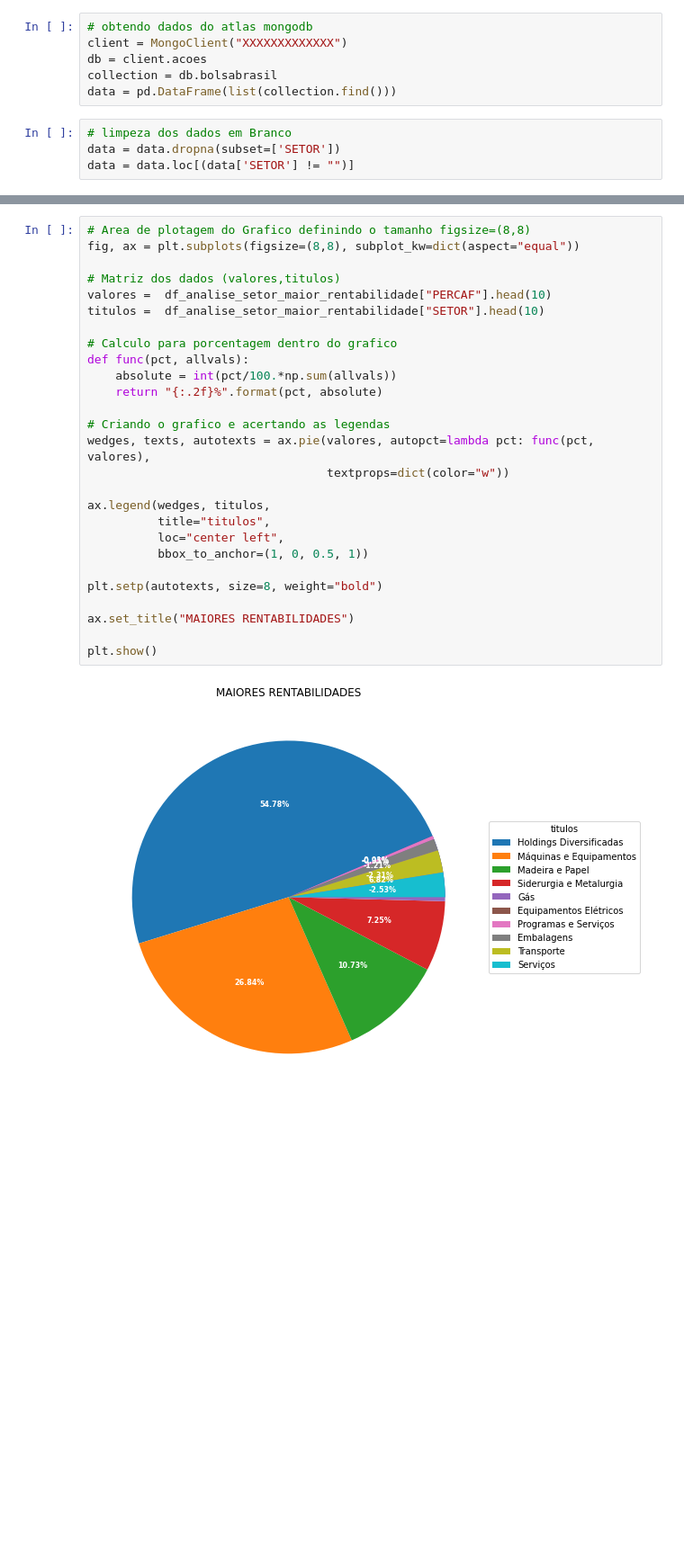
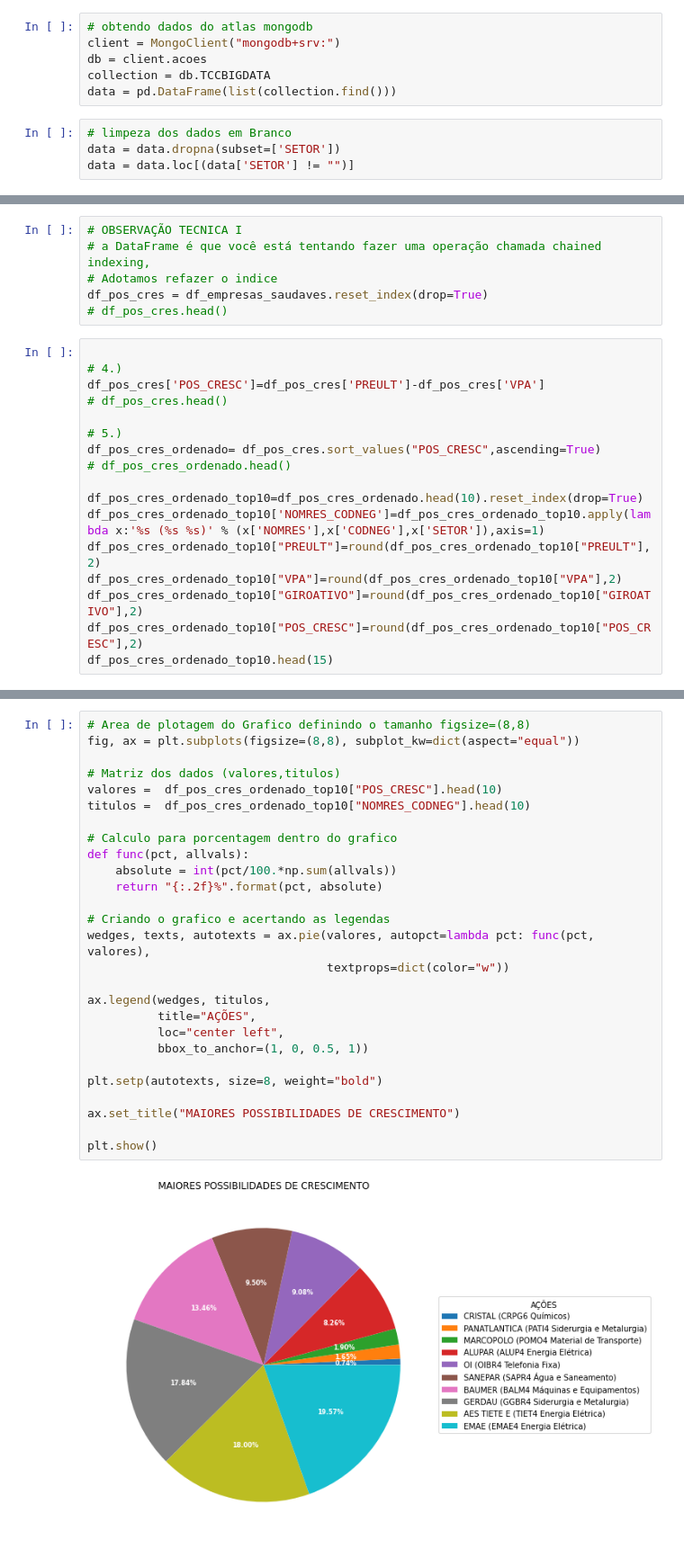
Before and after one commit to rosembergennes/python, a Jupyter notebook: POSITION.ipynb, the cells around one changed output, grey strips where cells are left out. Shown at 90% size. Drawn from its saved outputs; the diff is of its cells as text; blank space fills up the shorter version.

```diff
--- a/POSITION.ipynb
+++ b/POSITION.ipynb
@@ -55,9 +53,9 @@ Successfully installed dnspython-2.0.0
 ## OBTENDO DADOS DO ATLAS MONGODB
 # %%
 # obtendo dados do atlas mongodb
-client = MongoClient("XXXXXXXXXXXXX")
+client = MongoClient("mongodb+srv:")
 db = client.acoes
-collection = db.bolsabrasil
+collection = db.TCCBIGDATA
 data = pd.DataFrame(list(collection.find()))
 # %%
 # limpeza dos dados em Branco
@@ -160,0 +124,23 @@ df_analise_setor_maior_rentabilidade.head(7)
+# %%
+# OBSERVAÇÃO TECNICA I
+# a DataFrame é que você está tentando fazer uma operação chamada chained indexing,
+# Adotamos refazer o indice
+df_pos_cres = df_empresas_saudaves.reset_index(drop=True)
+# df_pos_cres.head()
+# %%
+
+# 4.)
+df_pos_cres['POS_CRESC']=df_pos_cres['PREULT']-df_pos_cres['VPA']
+# df_pos_cres.head()
+
+# 5.)
+df_pos_cres_ordenado= df_pos_cres.sort_values("POS_CRESC",ascending=True)
+# df_pos_cres_ordenado.head()
+
+df_pos_cres_ordenado_top10=df_pos_cres_ordenado.head(10).reset_index(drop=True)
+df_pos_cres_ordenado_top10['NOMRES_CODNEG']=df_pos_cres_ordenado_top10.apply(lambda x:'%s (%s %s)' % (x['NOMRES'],x['CODNEG'],x['SETOR']),axis=1)
+df_pos_cres_ordenado_top10["PREULT"]=round(df_pos_cres_ordenado_top10["PREULT"],2)
+df_pos_cres_ordenado_top10["VPA"]=round(df_pos_cres_ordenado_top10["VPA"],2)
+df_pos_cres_ordenado_top10["GIROATIVO"]=round(df_pos_cres_ordenado_top10["GIROATIVO"],2)
+df_pos_cres_ordenado_top10["POS_CRESC"]=round(df_pos_cres_ordenado_top10["POS_CRESC"],2)
+df_pos_cres_ordenado_top10.head(15)
@@ -161,29 +159,29 @@ df_analise_setor_maior_rentabilidade.head(7)
 # %%
 # Area de plotagem do Grafico definindo o tamanho figsize=(8,8)
 fig, ax = plt.subplots(figsize=(8,8), subplot_kw=dict(aspect="equal"))
 
 # Matriz dos dados (valores,titulos)
-valores =  df_analise_setor_maior_rentabilidade["PERCAF"].head(10)
-titulos =  df_analise_setor_maior_rentabilidade["SETOR"].head(10)
+valores =  df_pos_cres_ordenado_top10["POS_CRESC"].head(10)
+titulos =  df_pos_cres_ordenado_top10["NOMRES_CODNEG"].head(10)
 
 # Calculo para porcentagem dentro do grafico
 def func(pct, allvals):
     absolute = int(pct/100.*np.sum(allvals))
     return "{:.2f}%".format(pct, absolute)
 
 # Criando o grafico e acertando as legendas
 wedges, texts, autotexts = ax.pie(valores, autopct=lambda pct: func(pct, valores),
                                   textprops=dict(color="w"))
 
 ax.legend(wedges, titulos,
-          title="titulos",
+          title="AÇÕES",
           loc="center left",
           bbox_to_anchor=(1, 0, 0.5, 1))
 
 plt.setp(autotexts, size=8, weight="bold")
 
-ax.set_title("MAIORES RENTABILIDADES")
+ax.set_title("MAIORES POSSIBILIDADES DE CRESCIMENTO")
 
 plt.show()
 # %% [output]
-[figure, old version]
+[figure, new version]
```
Also changed, not shown: parts of 19 cells of this notebook.
